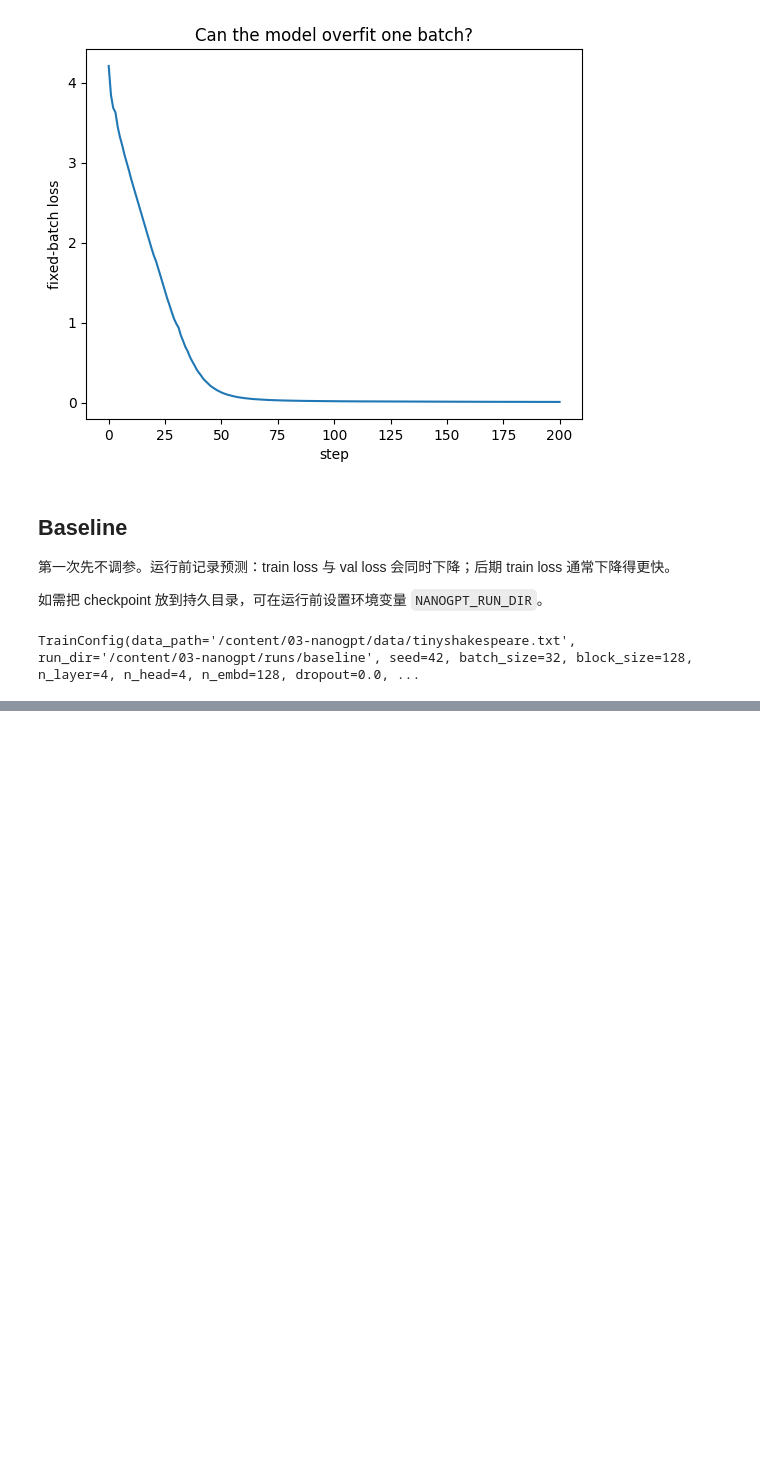
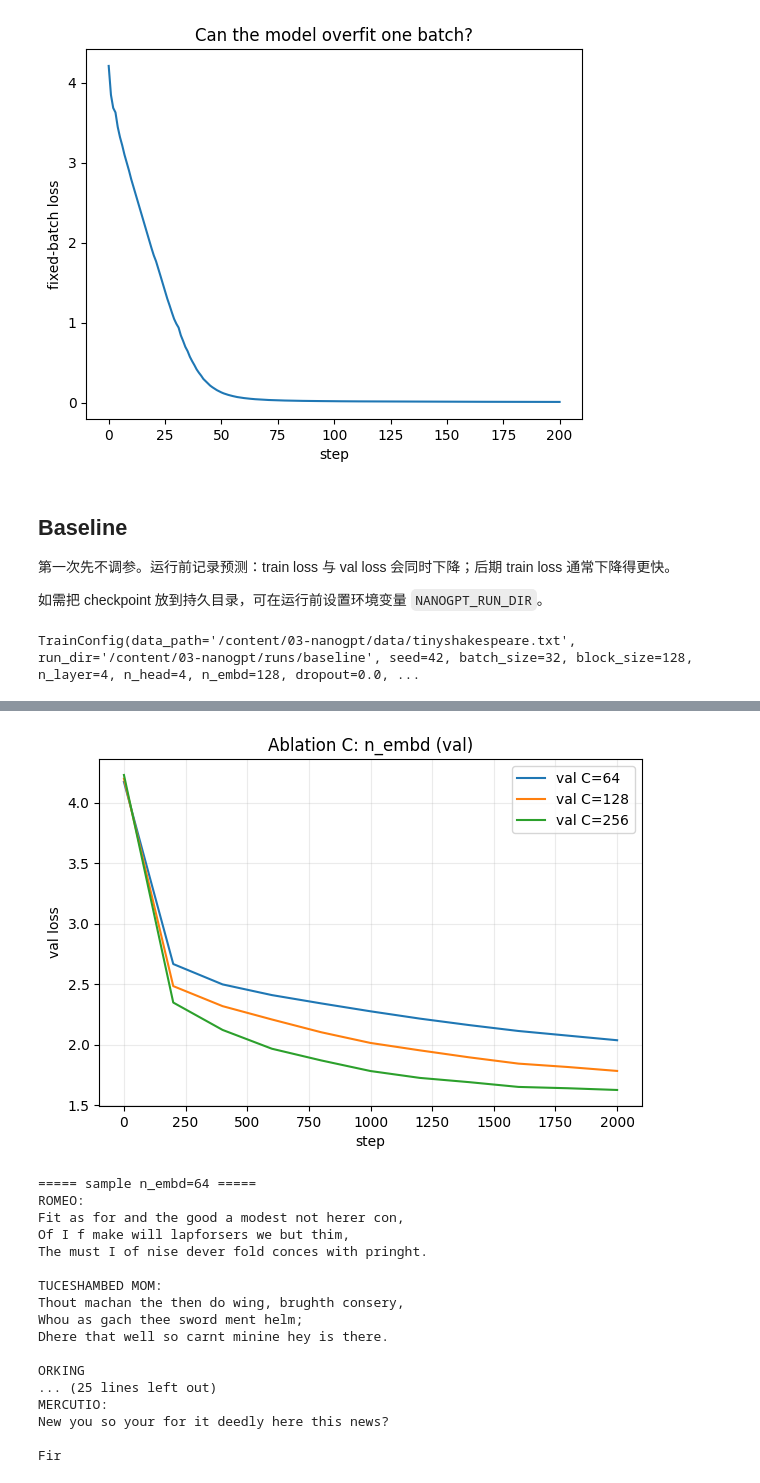
Before and after one commit to xstressr/llm-from-scratch, a Jupyter notebook: 03-nanogpt/experiments/01_tiny_shakespeare_baseline.ipynb, the cells around one changed output, grey strips where cells are left out. Cells and saved outputs as stored; diff of their text form; code cells hidden in the pictures; blank space fills up the shorter version.

```diff
--- a/03-nanogpt/experiments/01_tiny_shakespeare_baseline.ipynb
+++ b/03-nanogpt/experiments/01_tiny_shakespeare_baseline.ipynb
@@ -714,0 +1067,44 @@ optimizer state entries: 52
+# %%
+plt.figure(figsize=(7, 4.5))
+for n_embd in sorted(n_embd_runs):
+    history = n_embd_runs[n_embd]["history"]
+    steps = [row["step"] for row in history]
+    plt.plot(steps, [row["val_loss"] for row in history], label=f"val C={n_embd}")
+plt.xlabel("step")
+plt.ylabel("val loss")
+plt.title("Ablation C: n_embd (val)")
+plt.legend()
+plt.grid(True, alpha=0.25)
+plt.show()
+
+prompt = "ROMEO:"
+device = resolve_device(baseline_config.device)
+for n_embd in sorted(n_embd_runs):
+    run = n_embd_runs[n_embd]
+    model = run["model"]
+    tokenizer = run["data"].tokenizer
+    prompt_ids = torch.tensor([tokenizer.encode(prompt)], dtype=torch.long, device=device)
+    set_seed(42)
+    model.eval()
+    generated = model.generate(prompt_ids, 300, temperature=0.8, top_k=20)
+    print(f"\n===== sample n_embd={n_embd} =====")
+    print(tokenizer.decode(generated[0].tolist()))
+# %% [output]
+[figure, added]
+===== sample n_embd=64 =====
+ROMEO:
+Fit as for and the good a modest not herer con,
+Of I f make will lapforsers we but thim,
+The must I of nise dever fold conces with pringht.
+
+TUCESHAMBED MOM:
+Thout machan the then do wing, brughth consery,
+Whou as gach thee sword ment helm;
+Dhere that well so carnt minine hey is there.
+
+ORKING
+... (25 lines left out)
+MERCUTIO:
+New you so your for it deedly here this news?
+
+Fir
```
Also changed, not shown: parts of 29 cells of this notebook.
